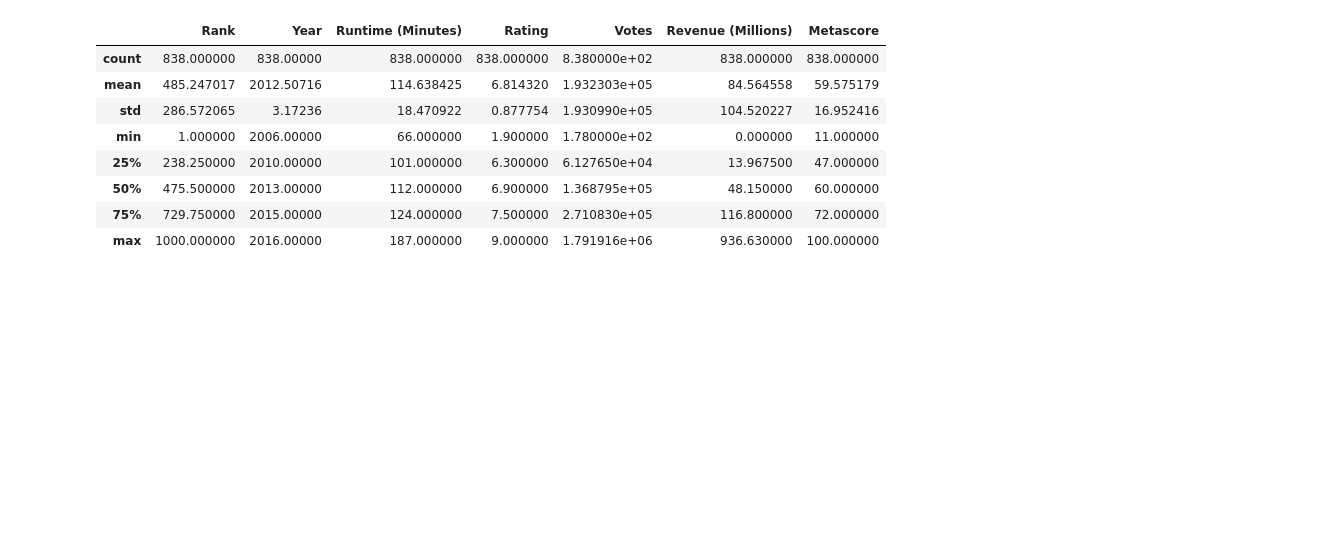
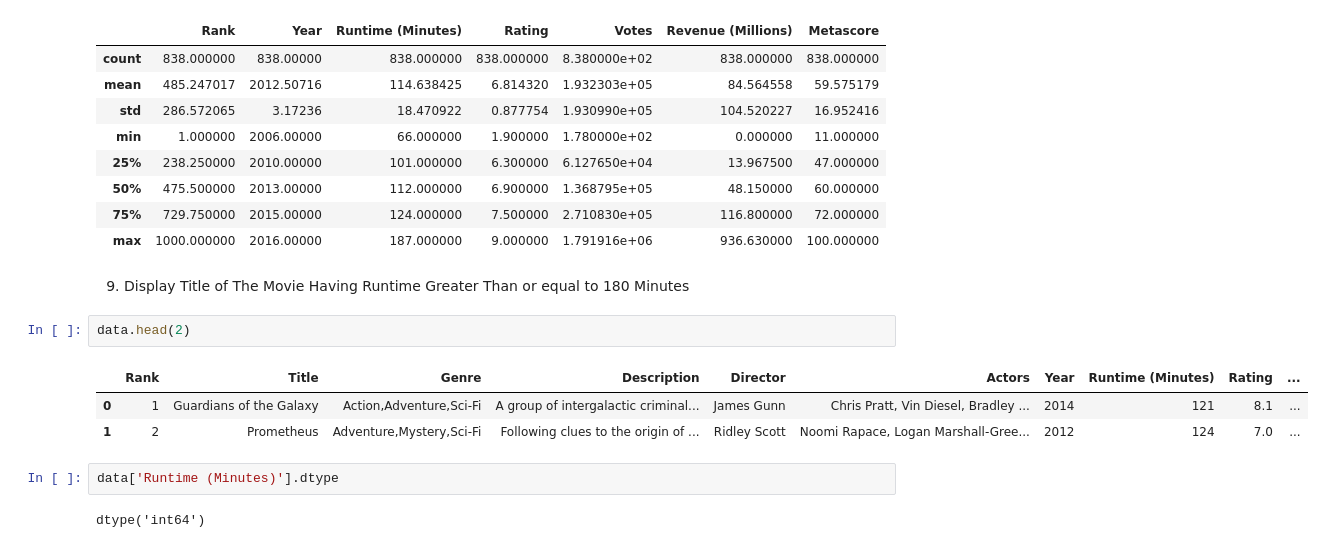
Before and after one commit to achmegantara/imdb-movie-analysis, a Jupyter notebook: imdb.ipynb, the cells around one changed output. Cells and saved outputs as stored; diff of their text form; blank space fills up the shorter version.

```diff
--- a/imdb.ipynb
+++ b/imdb.ipynb
@@ -113,3 +113,15 @@ data.describe()
 | 50% | 475.500000 | 2013.00000 | 112.000000 | 6.900000 | 1.368795e+05 | 48.150000 | 60.000000 |
 | 75% | 729.750000 | 2015.00000 | 124.000000 | 7.500000 | 2.710830e+05 | 116.800000 | 72.000000 |
 | max | 1000.000000 | 2016.00000 | 187.000000 | 9.000000 | 1.791916e+06 | 936.630000 | 100.000000 |
+# %% [markdown]
+9. Display Title of The Movie Having Runtime Greater Than or equal to 180 Minutes
+# %%
+data.head(2)
+# %% [output]
+|  | Rank | Title | Genre | Description | Director | Actors | Year | Runtime (Minutes) | Rating | ... |
+| 0 | 1 | Guardians of the Galaxy | Action,Adventure,Sci-Fi | A group of intergalactic criminal... | James Gunn | Chris Pratt, Vin Diesel, Bradley ... | 2014 | 121 | 8.1 | ... |
+| 1 | 2 | Prometheus | Adventure,Mystery,Sci-Fi | Following clues to the origin of ... | Ridley Scott | Noomi Rapace, Logan Marshall-Gree... | 2012 | 124 | 7.0 | ... |
+# %%
+data['Runtime (Minutes)'].dtype
+# %% [output]
+dtype('int64')
```
Also changed, not shown: parts of 3 cells of this notebook.
